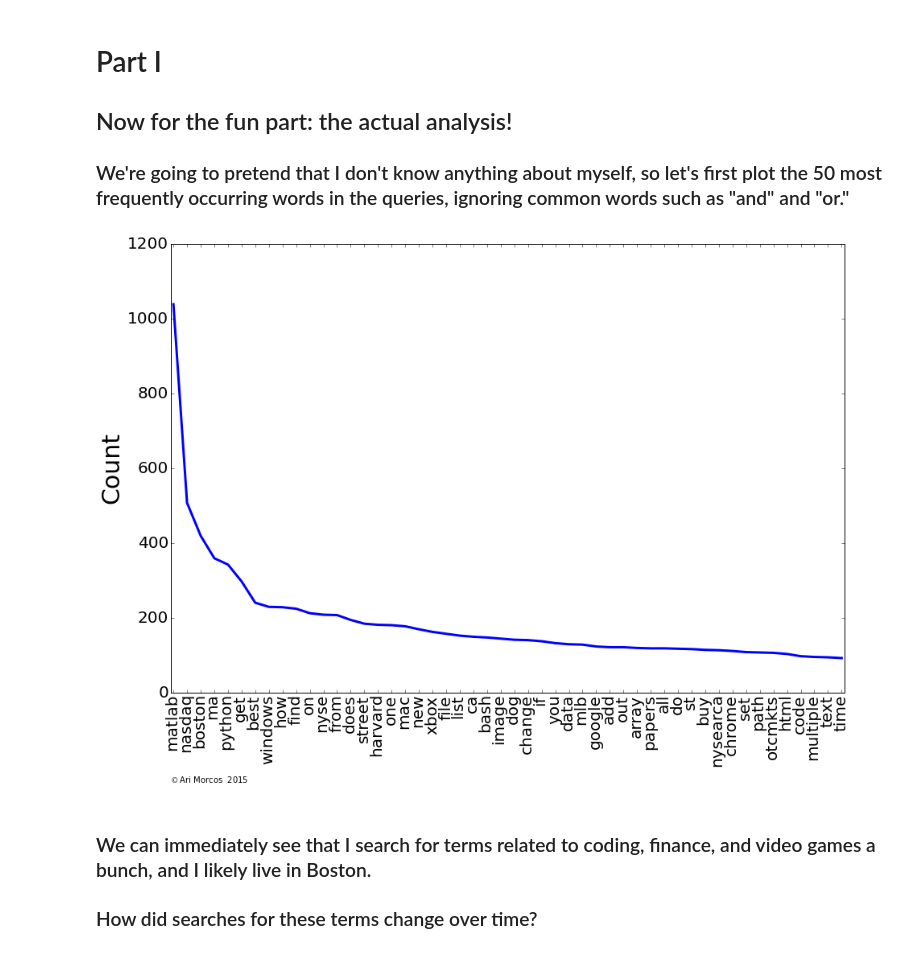
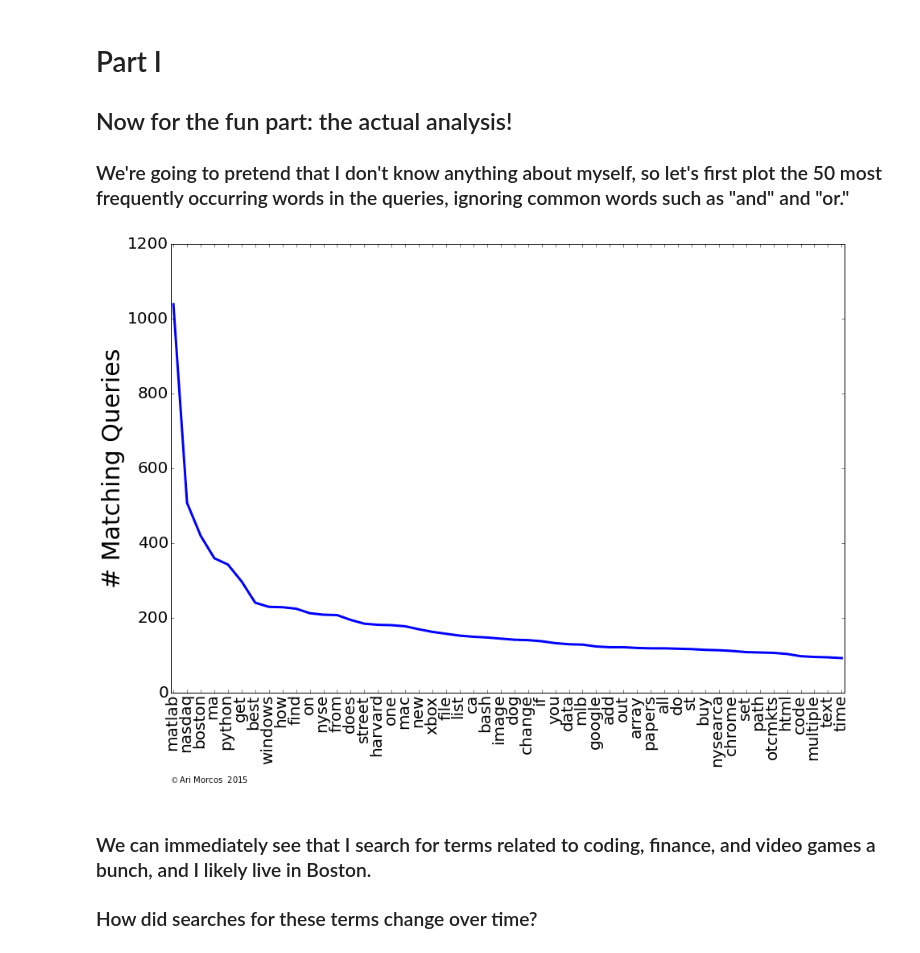
Before and after one commit to arimorcos/blog_analyses, a Jupyter notebook: Google Searches/Mining google searches.ipynb, the cells around one changed output. Cells and saved outputs as stored; diff of their text form; code cells hidden in the pictures.

```diff
--- a/Google Searches/Mining google searches.ipynb
+++ b/Google Searches/Mining google searches.ipynb
@@ -132,31 +132,28 @@ df.shape
 # %%
 # get concatenated list of words and create frequency distribution
 allWords = list(itertools.chain(*df['tokenized'].values))
 commonWords = ['and','to','of','the','not','with','is','a','an','in','for']
 allWords = [word for word in allWords if word not in commonWords]
 fd = nltk.FreqDist(allWords)
 
 # plot first n values
 nWords = 50
 fig = plt.figure(figsize=(15,10))
 # fd.plot(nWords, cumulative=False)
 ax = plt.subplot()
 samples = [item for item, _ in fd.most_common(nWords)]
 freqs = [fd[sample] for sample in samples]
-ax.plot(freqs)
+ax.plot(freqs, linewidth=3)
 ax.set_xticks(range(len(samples)))
 ax.set_xlim(-0.2, len(samples)-0.8)
 ax.set_xticklabels(samples, rotation='vertical')
-ax.set_ylabel('Count', fontsize=30)
+ax.set_ylabel('# Matching Queries', fontsize=30)
 for item in (ax.get_xticklabels() + ax.get_yticklabels()):
         item.set_fontsize(20)
-ax.lines[0].set_lw(3)
-# ax.set_xticklabels([label.get_text() for label in ax.get_xticklabels()], rotation=65)
 addCopyright(ax, yOffset=-0.15)
-# plt.show()
-plt.savefig('googleFreqDist.png', transparent=True)
+# plt.savefig('googleFreqDist.png', transparent=True, dpi=200, bbox_inches='tight')
 # %% [output]
-[figure, old version]
+[figure, new version]
 # %% [markdown]
 ### We can immediately see that I search for terms related to coding, finance, and video games a bunch, and I likely live in Boston.
 
```
Also changed, not shown: parts of 4 cells of this notebook.
